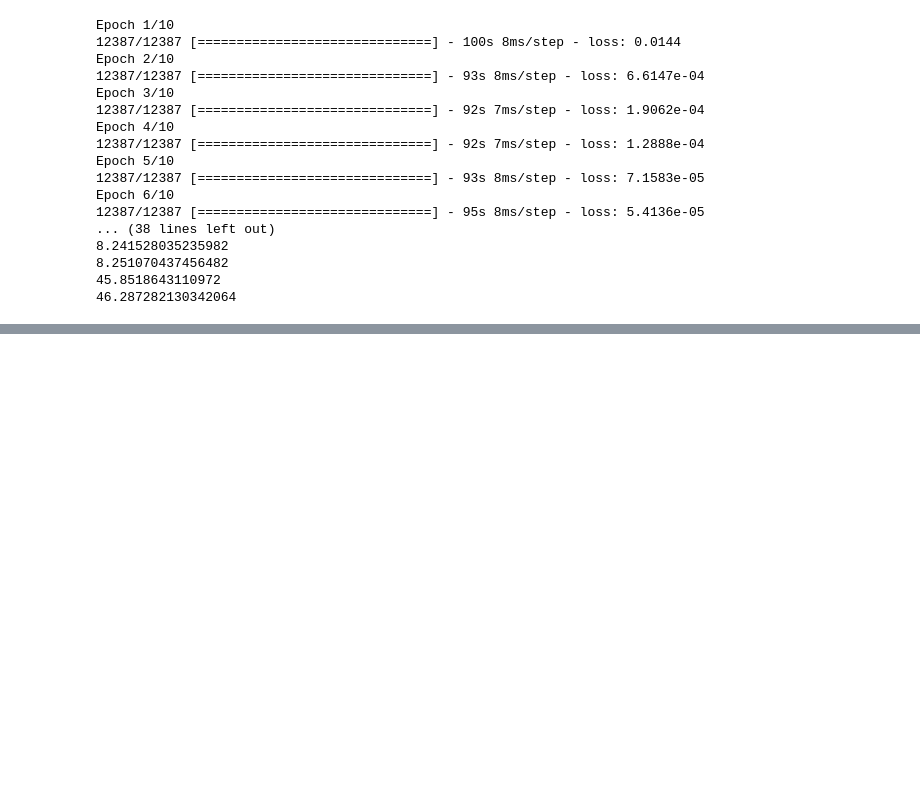
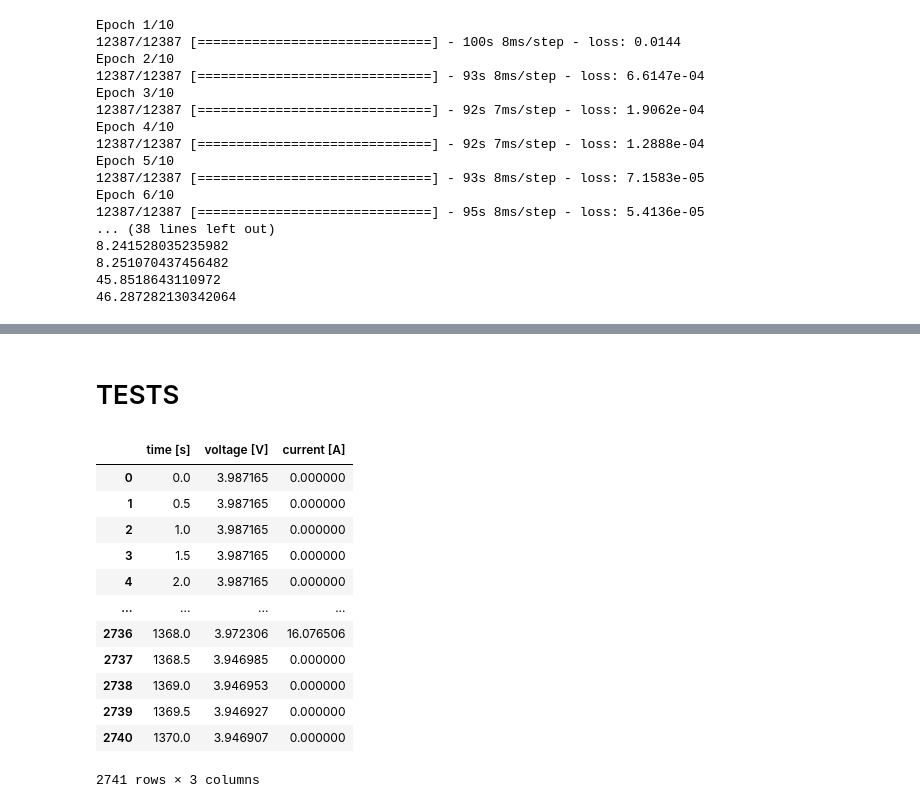
Before and after one commit to pierredm1/4th-Year-Imperial-Thesis, a Jupyter notebook: notebooks/Complete Model Testing Skeleton.ipynb, the cells around one changed output, grey strips where cells are left out. Drawn from its saved outputs; the diff is of its cells as text; code cells hidden in the pictures; blank space fills up the shorter version.

```diff
--- a/notebooks/Complete Model Testing Skeleton.ipynb
+++ b/notebooks/Complete Model Testing Skeleton.ipynb
@@ -2121,0 +2098,2 @@ scipy.io.savemat(os.path.join(destination_folder_path, 'test_export_matlab.mat')
+# %% [markdown]
+# TESTS
@@ -2121,0 +2102,20 @@ scipy.io.savemat(os.path.join(destination_folder_path, 'test_export_matlab.mat')
+# %%
+df_udds=df_udds.drop(columns=['SOC_tot','Temp_tot']).rename(columns={'curr_dens':'current [A]','Volts_tot':'voltage [V]','t_tot':'time [s]'})
+# %%
+df_udds=df_udds[['time [s]','voltage [V]','current [A]']]
+# %%
+df_udds
+# %% [output]
+|  | time [s] | voltage [V] | current [A] |
+| 0 | 0.0 | 3.987165 | 0.000000 |
+| 1 | 0.5 | 3.987165 | 0.000000 |
+| 2 | 1.0 | 3.987165 | 0.000000 |
+| 3 | 1.5 | 3.987165 | 0.000000 |
+| 4 | 2.0 | 3.987165 | 0.000000 |
+| ... | ... | ... | ... |
+| 2736 | 1368.0 | 3.972306 | 16.076506 |
+| 2737 | 1368.5 | 3.946985 | 0.000000 |
+| 2738 | 1369.0 | 3.946953 | 0.000000 |
+| 2739 | 1369.5 | 3.946927 | 0.000000 |
+| 2740 | 1370.0 | 3.946907 | 0.000000 |
+2741 rows × 3 columns
```
Also changed, not shown: parts of 18 cells of this notebook, 1 other file.
